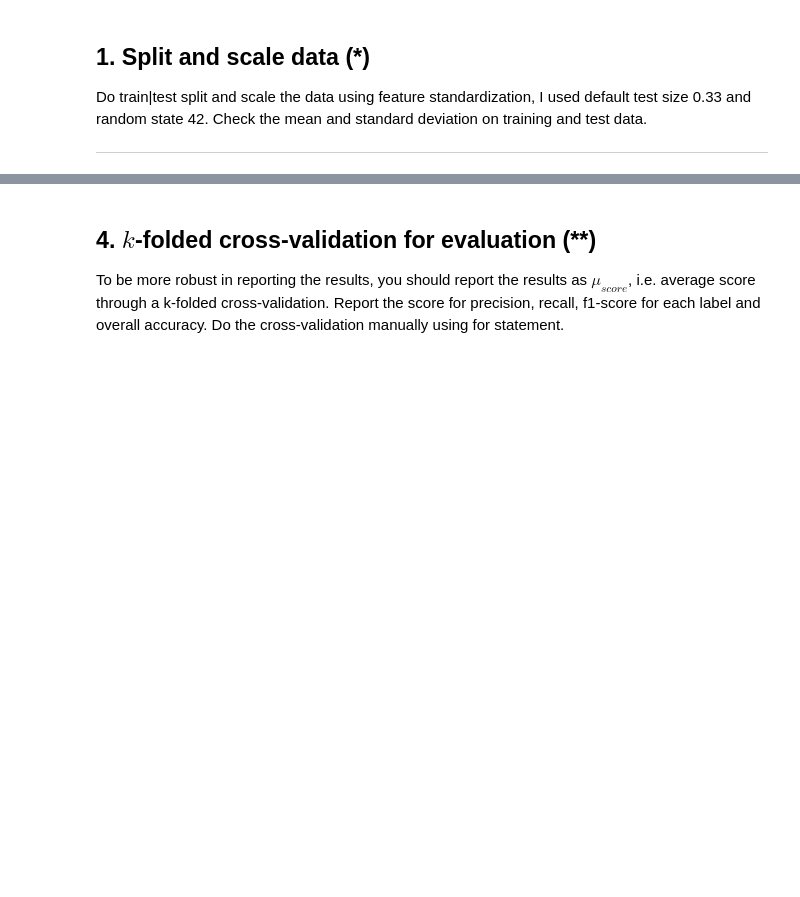
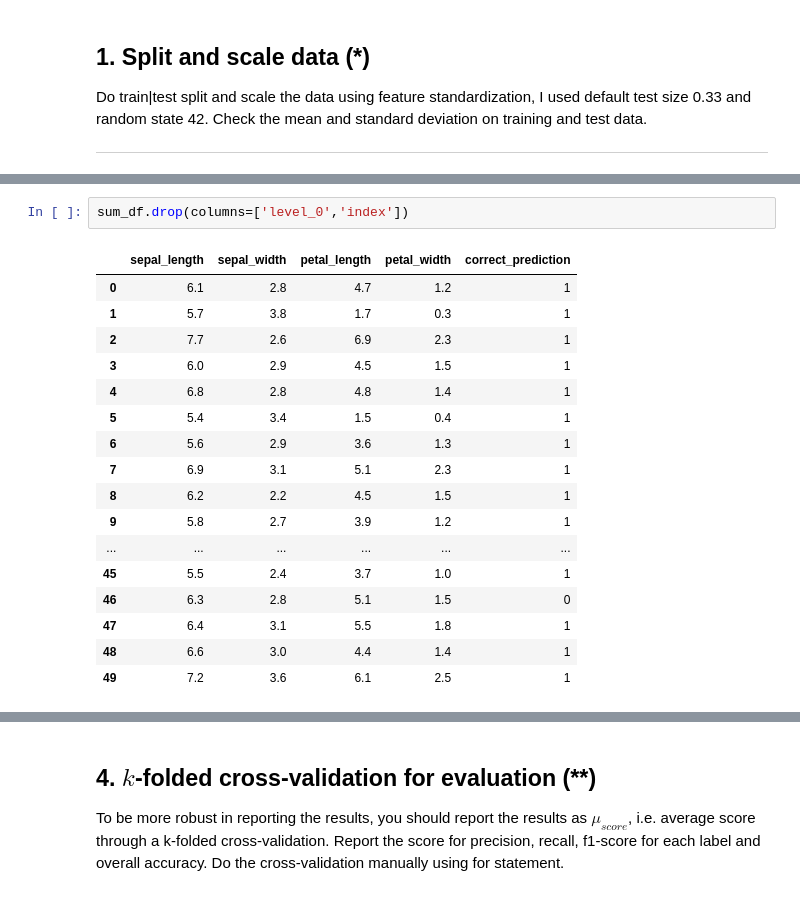
Before and after one commit to dancla240/Machine_Learning_Daniel_Claesson, a Jupyter notebook: Exercises/E03_logistic_regression.ipynb, the cells around one changed output, grey strips where cells are left out. Drawn from its saved outputs; the diff is of its cells as text; blank space fills up the shorter version.

```diff
--- a/Exercises/E03_logistic_regression.ipynb
+++ b/Exercises/E03_logistic_regression.ipynb
@@ -304,0 +455,20 @@ weighted avg       0.98      0.98      0.98        46
+# %%
+sum_df.drop(columns=['level_0','index'])
+# %% [output]
+|  | sepal_length | sepal_width | petal_length | petal_width | correct_prediction |
+| 0 | 6.1 | 2.8 | 4.7 | 1.2 | 1 |
+| 1 | 5.7 | 3.8 | 1.7 | 0.3 | 1 |
+| 2 | 7.7 | 2.6 | 6.9 | 2.3 | 1 |
+| 3 | 6.0 | 2.9 | 4.5 | 1.5 | 1 |
+| 4 | 6.8 | 2.8 | 4.8 | 1.4 | 1 |
+| 5 | 5.4 | 3.4 | 1.5 | 0.4 | 1 |
+| 6 | 5.6 | 2.9 | 3.6 | 1.3 | 1 |
+| 7 | 6.9 | 3.1 | 5.1 | 2.3 | 1 |
+| 8 | 6.2 | 2.2 | 4.5 | 1.5 | 1 |
+| 9 | 5.8 | 2.7 | 3.9 | 1.2 | 1 |
+| ... | ... | ... | ... | ... | ... |
+| 45 | 5.5 | 2.4 | 3.7 | 1.0 | 1 |
+| 46 | 6.3 | 2.8 | 5.1 | 1.5 | 0 |
+| 47 | 6.4 | 3.1 | 5.5 | 1.8 | 1 |
+| 48 | 6.6 | 3.0 | 4.4 | 1.4 | 1 |
+| 49 | 7.2 | 3.6 | 6.1 | 2.5 | 1 |
```
Also changed, not shown: parts of 16 cells of this notebook.
